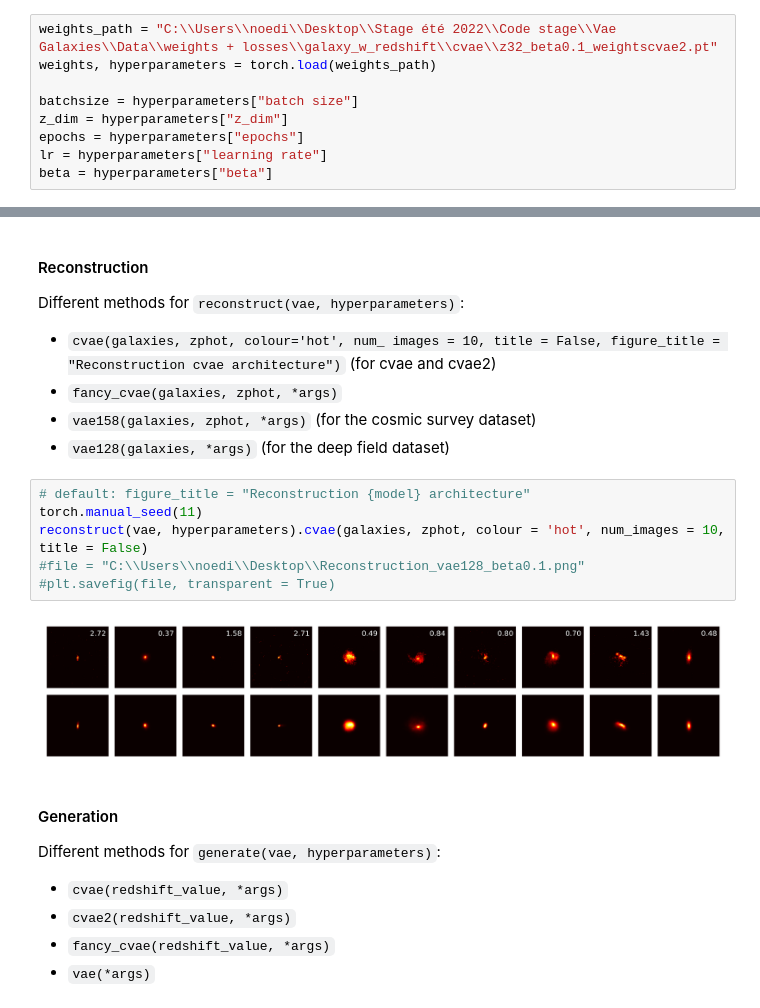
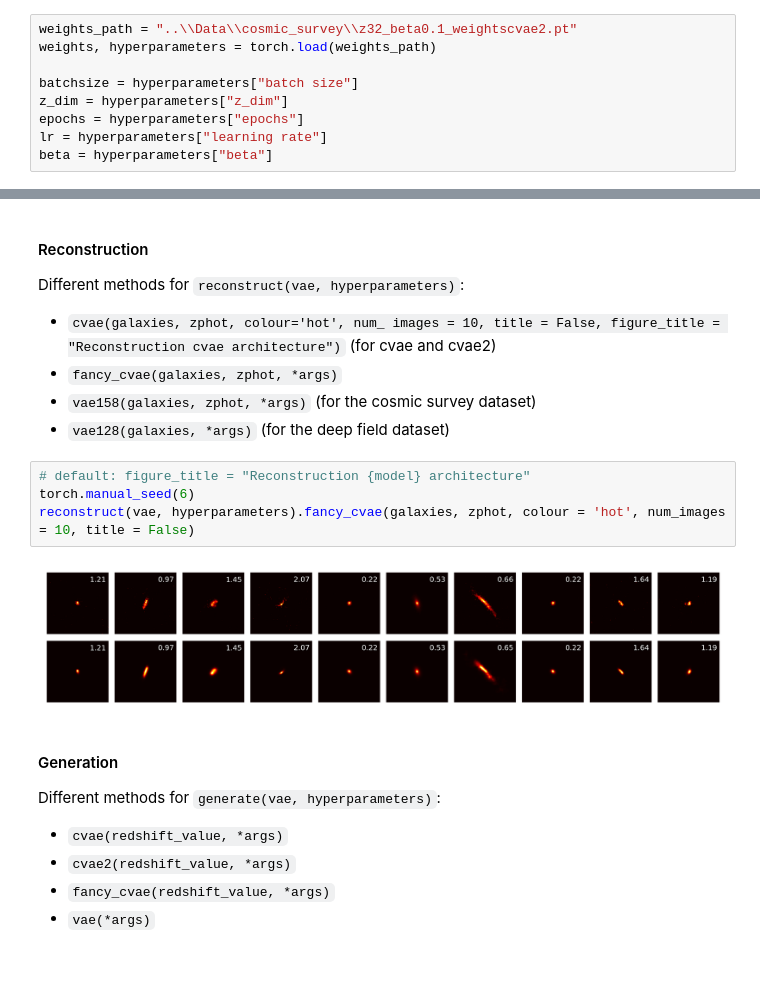
Before and after one commit to EnceladeCandy/Vae-project, a Jupyter notebook: notebooks/Reconstruction+generation.ipynb, the cells around one changed output, grey strips where cells are left out. Drawn from its saved outputs; the diff is of its cells as text; blank space fills up the shorter version.

```diff
--- a/notebooks/Reconstruction+generation.ipynb
+++ b/notebooks/Reconstruction+generation.ipynb
@@ -13,7 +13,7 @@ torch.manual_seed(0)
 # %% [markdown]
 # Importing the hyperparameters and the trained weights
 # %%
-weights_path = "C:\\Users\\noedi\\Desktop\\Stage été 2022\\Code stage\\Vae Galaxies\\Data\\weights + losses\\galaxy_w_redshift\\cvae\\z32_beta0.1_weightscvae2.pt"
+weights_path = "..\\Data\\cosmic_survey\\z32_beta0.1_weightscvae2.pt"
 weights, hyperparameters = torch.load(weights_path)
 
 batchsize = hyperparameters["batch size"]
@@ -87,12 +87,10 @@ Different methods for `reconstruct(vae, hyperparameters)`:
 - `vae128(galaxies, *args)` (for the deep field dataset)
 # %%
 # default: figure_title = "Reconstruction {model} architecture"
-torch.manual_seed(11)
-reconstruct(vae, hyperparameters).cvae(galaxies, zphot, colour = 'hot', num_images = 10, title = False)
-#file = "C:\\Users\\noedi\\Desktop\\Reconstruction_vae128_beta0.1.png"
-#plt.savefig(file, transparent = True)
+torch.manual_seed(6)
+reconstruct(vae, hyperparameters).fancy_cvae(galaxies, zphot, colour = 'hot', num_images = 10, title = False)
 # %% [output]
-[figure, old version]
+[figure, new version]
 # %% [markdown]
 #### Generation
 Different methods for `generate(vae, hyperparameters)`:
```
Also changed, not shown: parts of 5 cells of this notebook, 19 other files.
